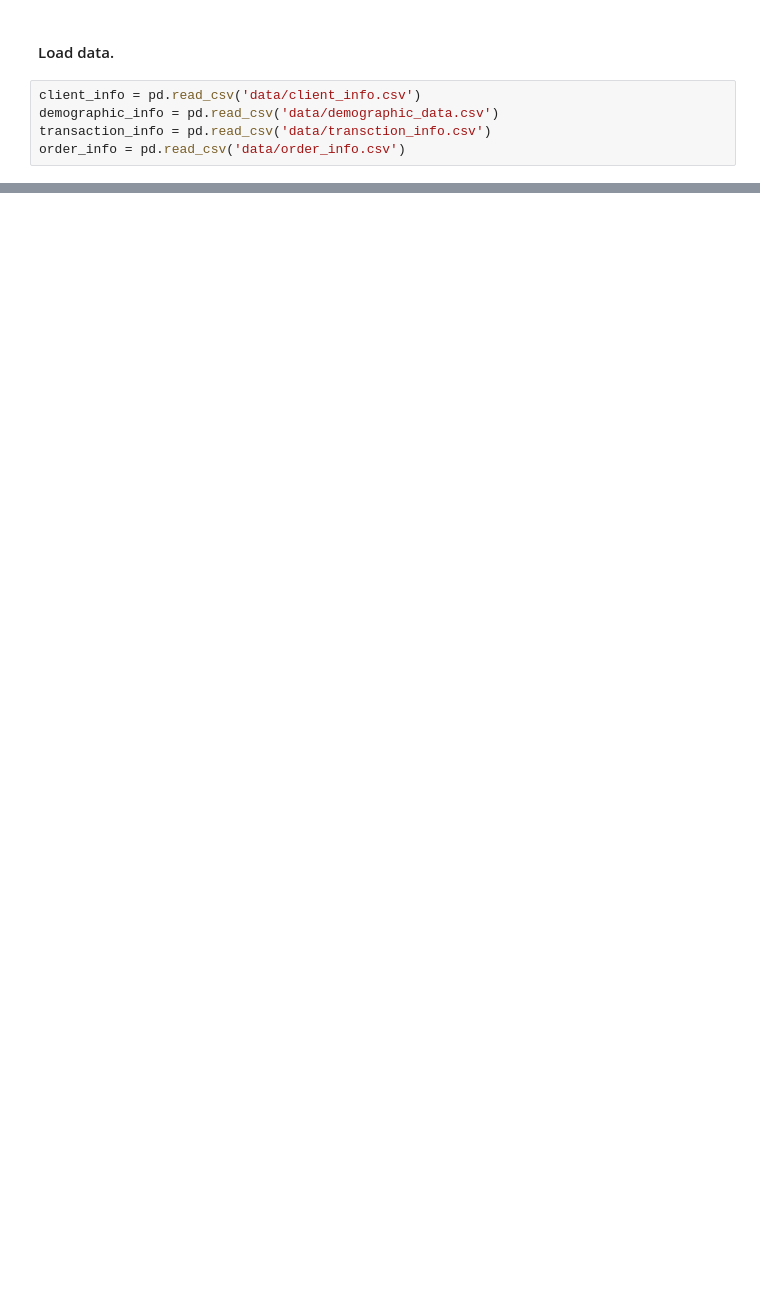
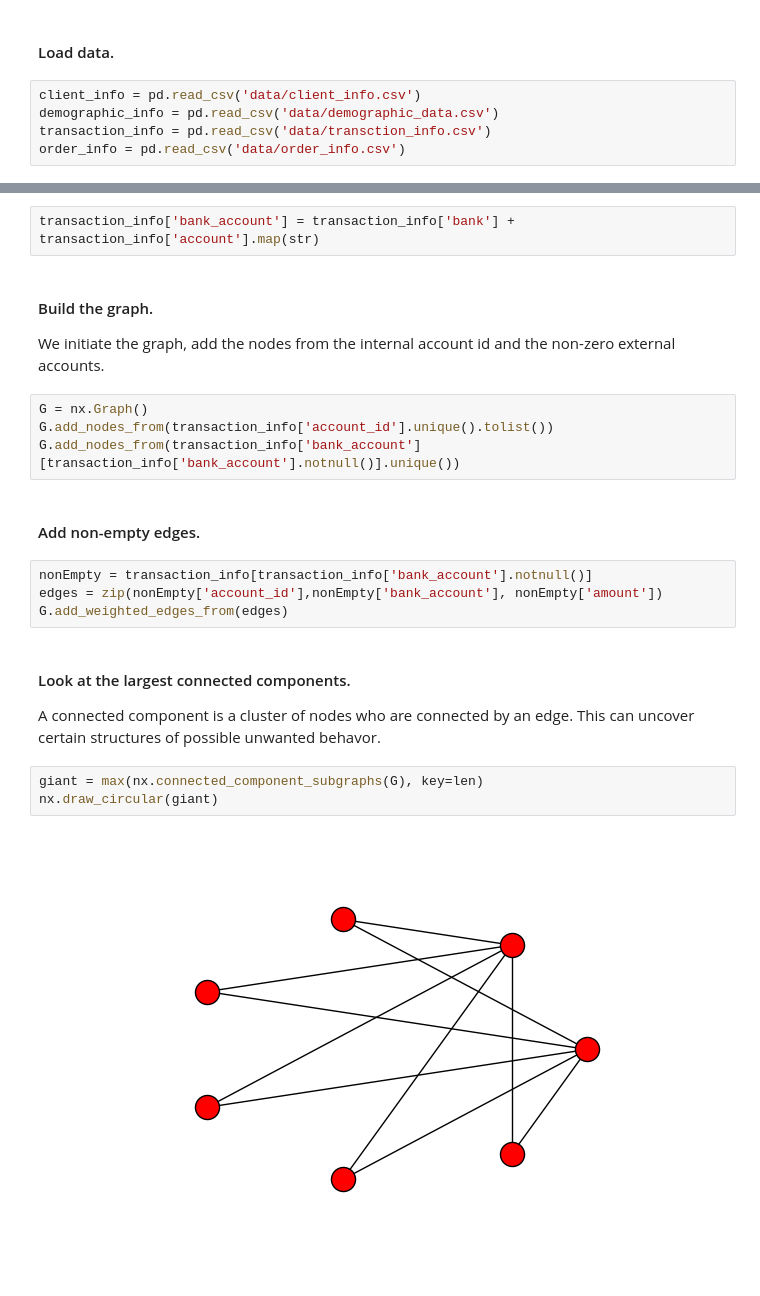
Before and after one commit to marvinoeben/transactional-analysis, a Jupyter notebook: Network_analysis.ipynb, the cells around one changed output, grey strips where cells are left out. Saved outputs shown, nothing was run; the diff lists cells and outputs as text; blank space fills up the shorter version.

```diff
--- a/Network_analysis.ipynb
+++ b/Network_analysis.ipynb
@@ -35,0 +24,23 @@ order_info = pd.read_csv('data/order_info.csv')
+# %%
+transaction_info['bank_account'] = transaction_info['bank'] + transaction_info['account'].map(str)
+# %% [markdown]
+#### Build the graph.
+We initiate the graph, add the nodes from the internal account id and the non-zero external accounts.
+# %%
+G = nx.Graph()
+G.add_nodes_from(transaction_info['account_id'].unique().tolist())
+G.add_nodes_from(transaction_info['bank_account'][transaction_info['bank_account'].notnull()].unique())
+# %% [markdown]
+#### Add non-empty edges.
+# %%
+nonEmpty = transaction_info[transaction_info['bank_account'].notnull()]
+edges = zip(nonEmpty['account_id'],nonEmpty['bank_account'], nonEmpty['amount'])
+G.add_weighted_edges_from(edges)
+# %% [markdown]
+#### Look at the largest connected components.
+A connected component is a cluster of nodes who are connected by an edge. This can uncover certain structures of possible unwanted behavor.
+# %%
+giant = max(nx.connected_component_subgraphs(G), key=len)
+nx.draw_circular(giant)
+# %% [output]
+[figure, added]
```
Also changed, not shown: parts of 8 cells of this notebook, 20 other files.
